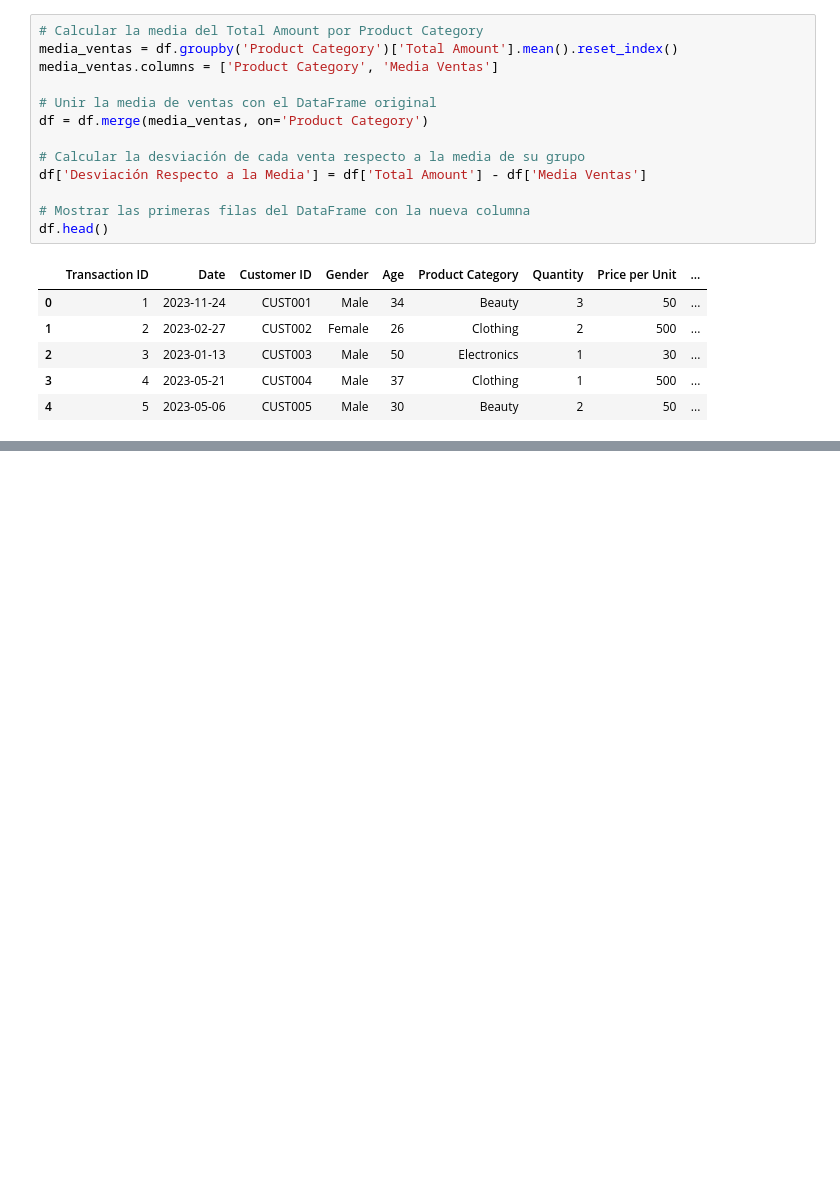
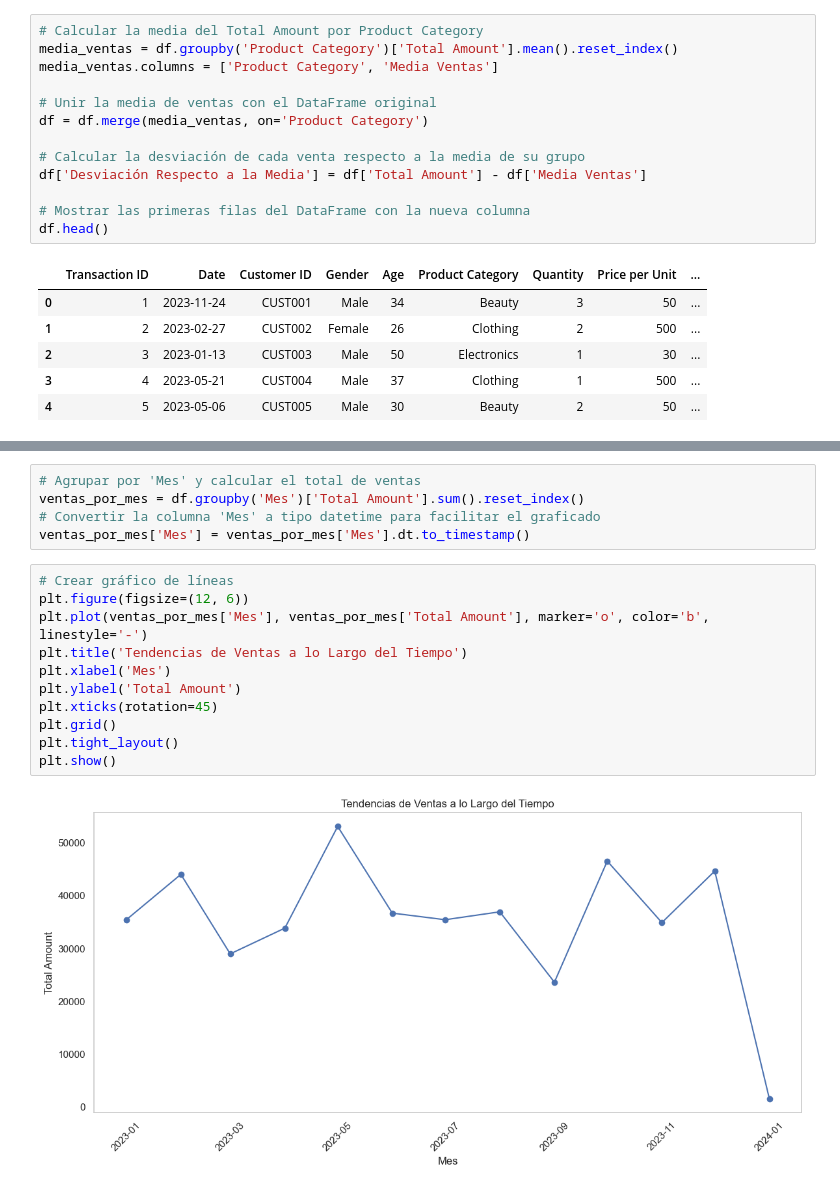
Before and after one commit to amswilli/retail-sales-analysis, a Jupyter notebook: notebooks/Pandas2.ipynb, the cells around one changed output, grey strips where cells are left out. Drawn from its saved outputs; the diff is of its cells as text; blank space fills up the shorter version.

```diff
--- a/notebooks/Pandas2.ipynb
+++ b/notebooks/Pandas2.ipynb
@@ -345,0 +405,18 @@ df.head()
+# %%
+# Agrupar por 'Mes' y calcular el total de ventas
+ventas_por_mes = df.groupby('Mes')['Total Amount'].sum().reset_index()
+# Convertir la columna 'Mes' a tipo datetime para facilitar el graficado
+ventas_por_mes['Mes'] = ventas_por_mes['Mes'].dt.to_timestamp()
+# %%
+# Crear gráfico de líneas
+plt.figure(figsize=(12, 6))
+plt.plot(ventas_por_mes['Mes'], ventas_por_mes['Total Amount'], marker='o', color='b', linestyle='-')
+plt.title('Tendencias de Ventas a lo Largo del Tiempo')
+plt.xlabel('Mes')
+plt.ylabel('Total Amount')
+plt.xticks(rotation=45)
+plt.grid()
+plt.tight_layout()
+plt.show()
+# %% [output]
+[figure, added]
```
Also changed, not shown: parts of 7 cells of this notebook.
